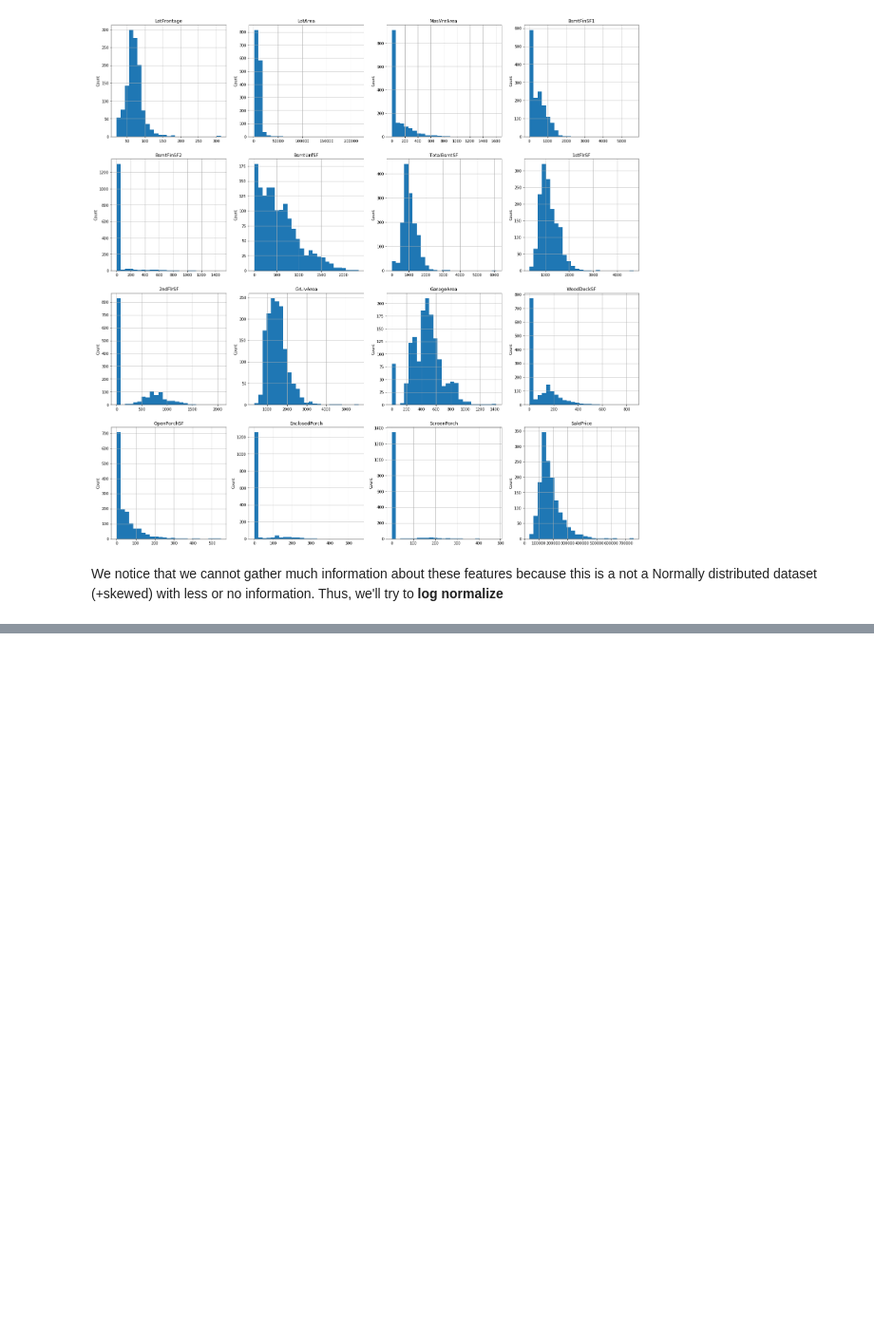
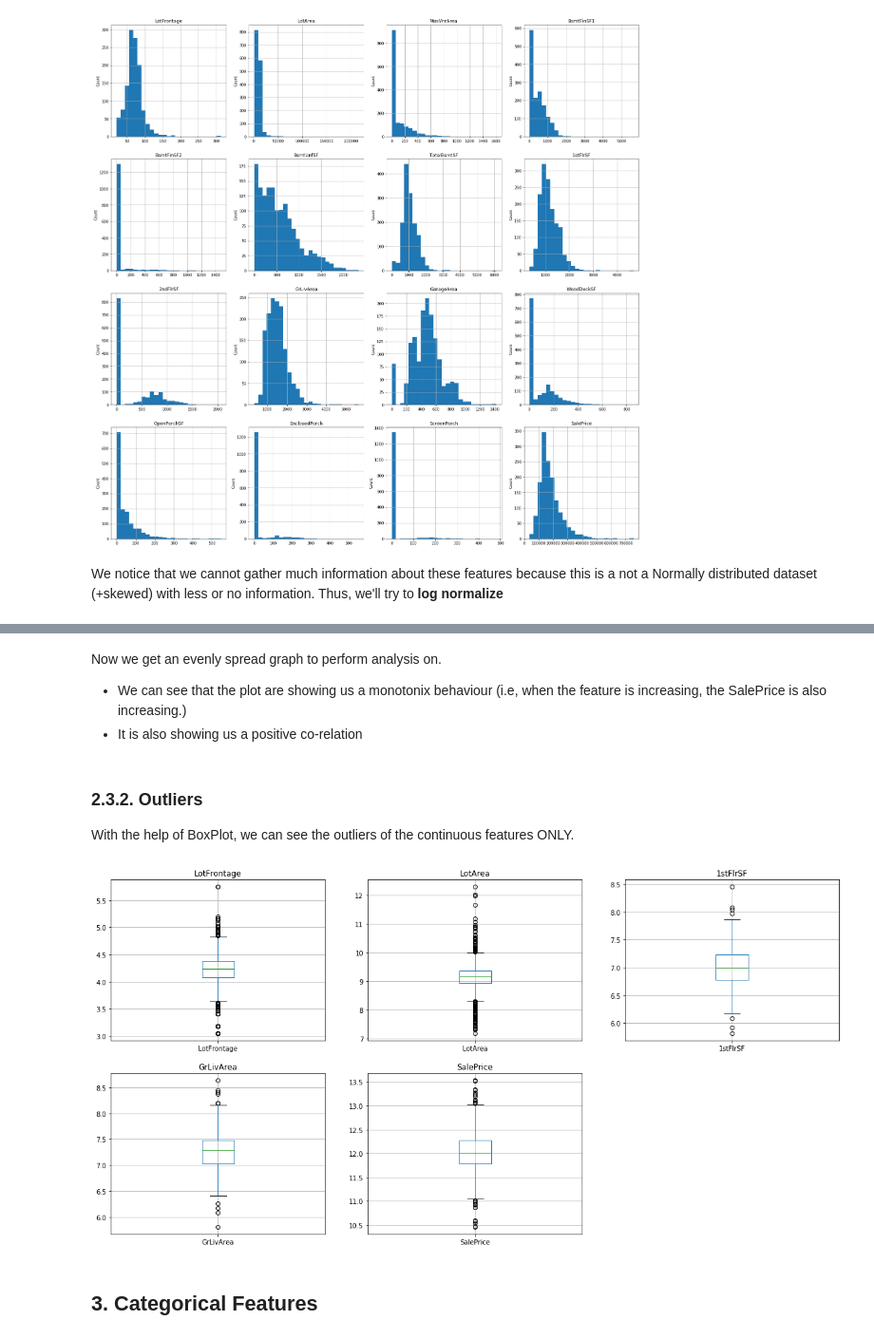
Before and after one commit to ParthikB/Data_Science, a Jupyter notebook: analysis.ipynb, the cells around one changed output, grey strips where cells are left out. Shown at 95% size. Saved outputs shown, nothing was run; the diff lists cells and outputs as text; code cells hidden in the pictures; blank space fills up the shorter version.

```diff
--- a/analysis.ipynb
+++ b/analysis.ipynb
@@ -256,0 +267,30 @@ for f in continuous_features:
+# %% [markdown]
+Now we get an evenly spread graph to perform analysis on.
+
+* We can see that the plot are showing us a monotonix behaviour (i.e, when the feature is increasing, the SalePrice is also increasing.)
+* It is also showing us a positive co-relation
+# %% [markdown]
+### 2.3.2. **Outliers**
+
+With the help of BoxPlot, we can see the outliers of the continuous features ONLY.
+# %%
+plt.figure(figsize=(20, 10))
+
+idx = 0
+for f in continuous_features:
+    data = dataset.copy()
+
+    if 0 in data[f].unique(): # We skip the features that have any 0 values because, log(0) = -inf
+        pass
+    else:
+        data[f] = np.log(data[f])
+
+        plt.subplot(2, 3, idx+1)
+        data.boxplot(f)
+        plt.title(f)
+        plt.grid(1)
+        idx += 1
+# %% [output]
+[figure, added]
+# %% [markdown]
+## **3. Categorical Features**
```
Also changed, not shown: parts of 12 cells of this notebook.
